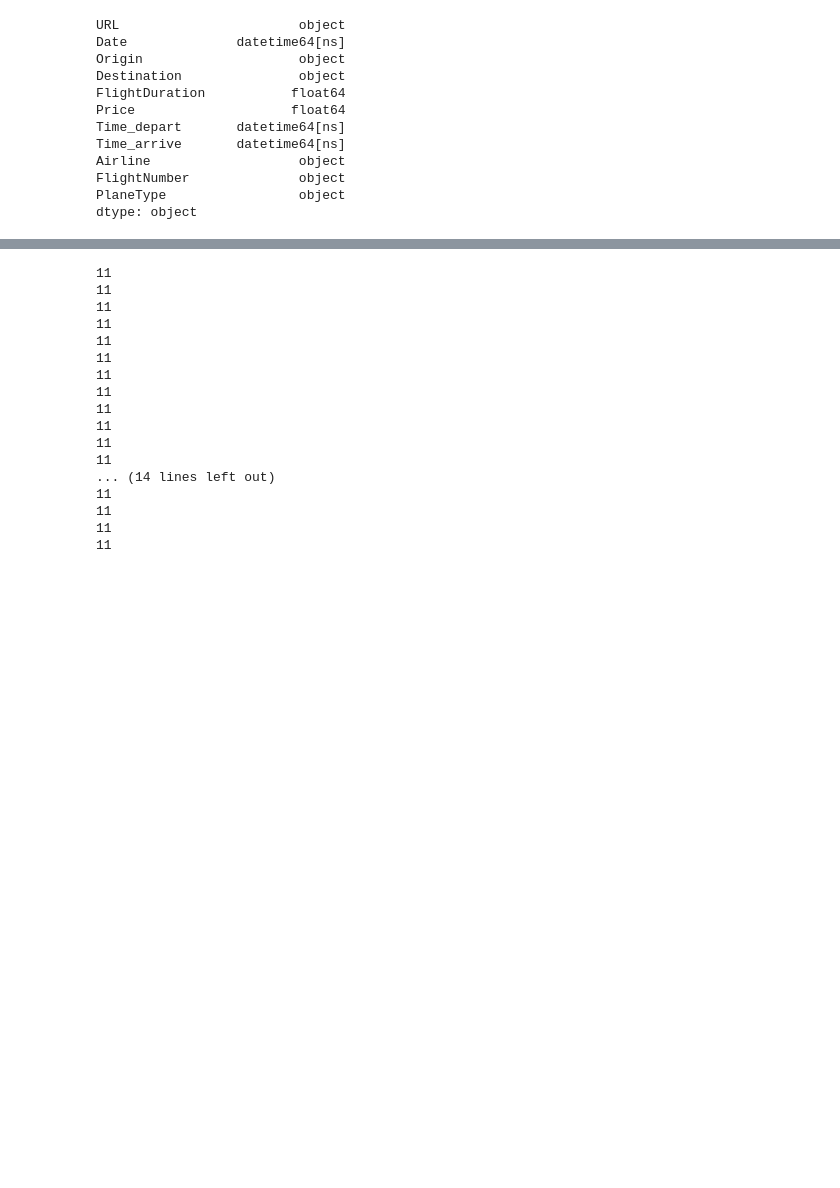
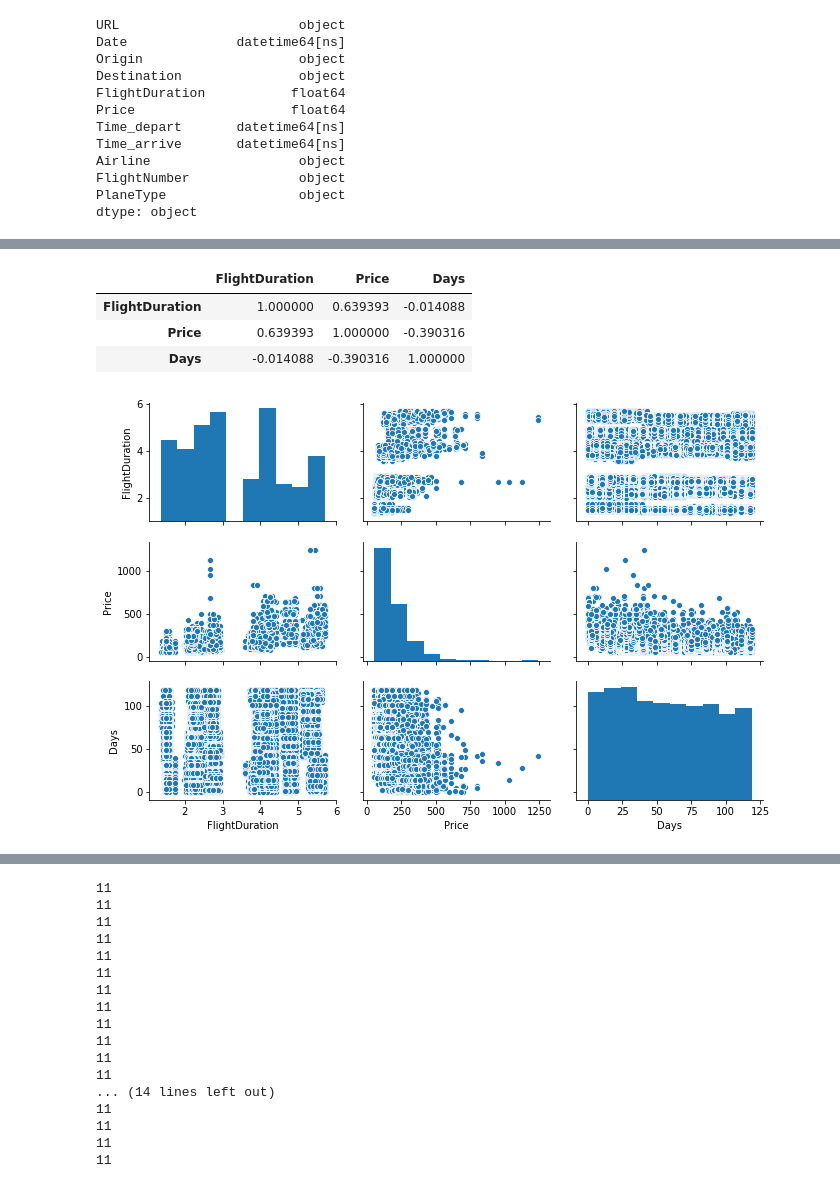
Before and after one commit to RWJohns/MetisProject2, a Jupyter notebook: ProjectCode.ipynb, the cells around one changed output, grey strips where cells are left out. Drawn from its saved outputs; the diff is of its cells as text; code cells hidden in the pictures; blank space fills up the shorter version.

```diff
--- a/ProjectCode.ipynb
+++ b/ProjectCode.ipynb
@@ -204,0 +227,27 @@ memory usage: 180.0+ KB
+# %%
+##Use this block to makes days and block out the holidays for now until we figure out a feature mask for them
+basedate = pd.Timestamp('2019-07-22')
+
+cropdate=120
+
+df_min['Days'] = df_min['Date'].apply(lambda x: (x - basedate).days)
+mask = ((df_min['Days'] < cropdate))
+df_min=df_min[mask]
+
+
+
+df_avg['Days'] = df_avg['Date'].apply(lambda x: (x - basedate).days)
+mask2 = ((df_avg['Days'] < cropdate))
+df_avg=df_avg[mask2]
+
+
+
+df_all['Days'] = df_all['Date'].apply(lambda x: (x - basedate).days)
+mask3 = ((df_all['Days'] < cropdate))
+df_all=df_all[mask3]
+
+
+
+df_min.info()
+df_avg.info()
+df_all.info()
@@ -204,0 +272,14 @@ memory usage: 180.0+ KB
+# %%
+##lets get a linear regression going
+df_min.corr()
+#df_avg.corr()
+#df_all.corr()
+# %% [output]
+|  | FlightDuration | Price | Days |
+| FlightDuration | 1.000000 | 0.639393 | -0.014088 |
+| Price | 0.639393 | 1.000000 | -0.390316 |
+| Days | -0.014088 | -0.390316 | 1.000000 |
+# %%
+sns.pairplot(df_all, height=2.1, aspect=1.5);
+# %% [output]
+[figure, added]
```
Also changed, not shown: parts of 13 cells of this notebook.
